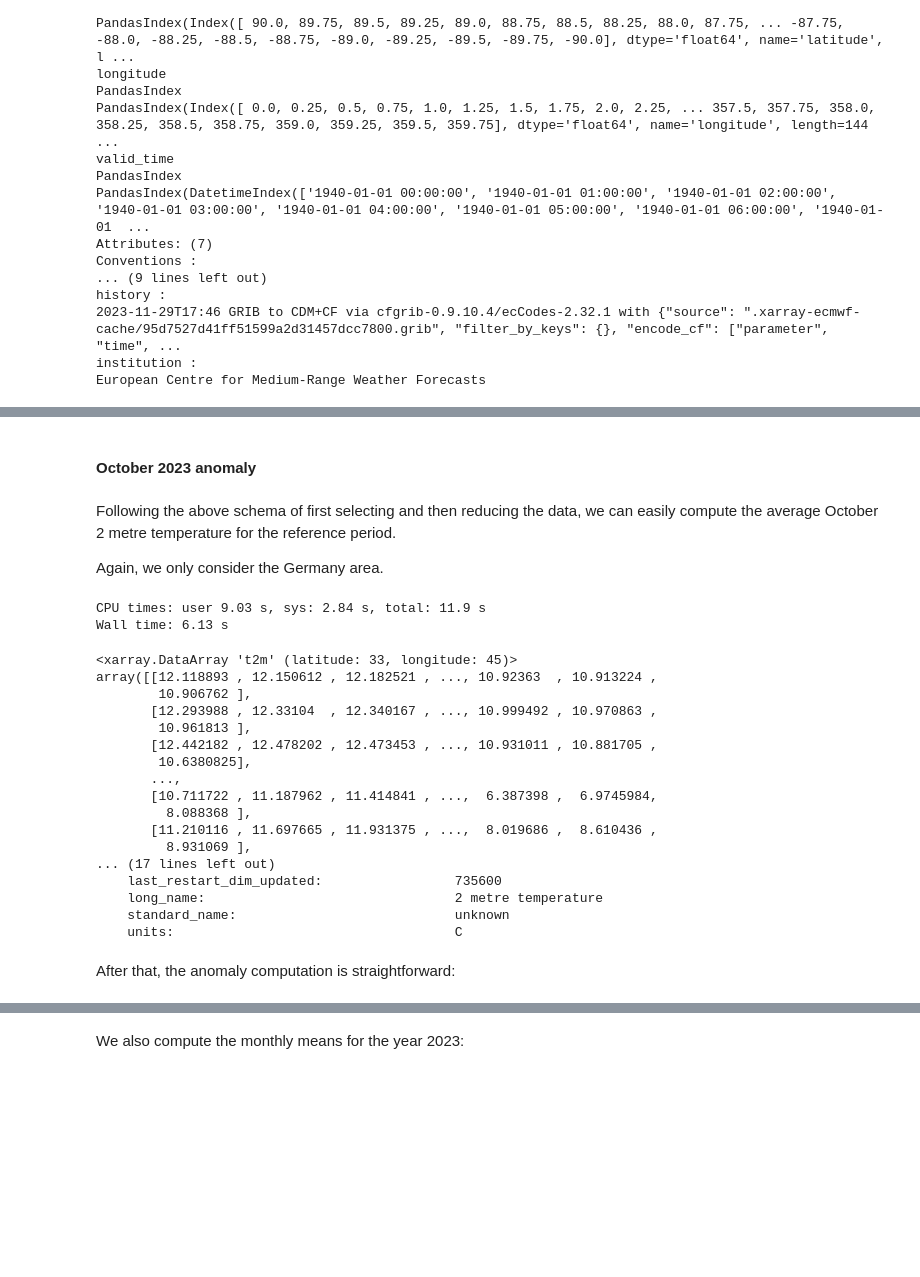
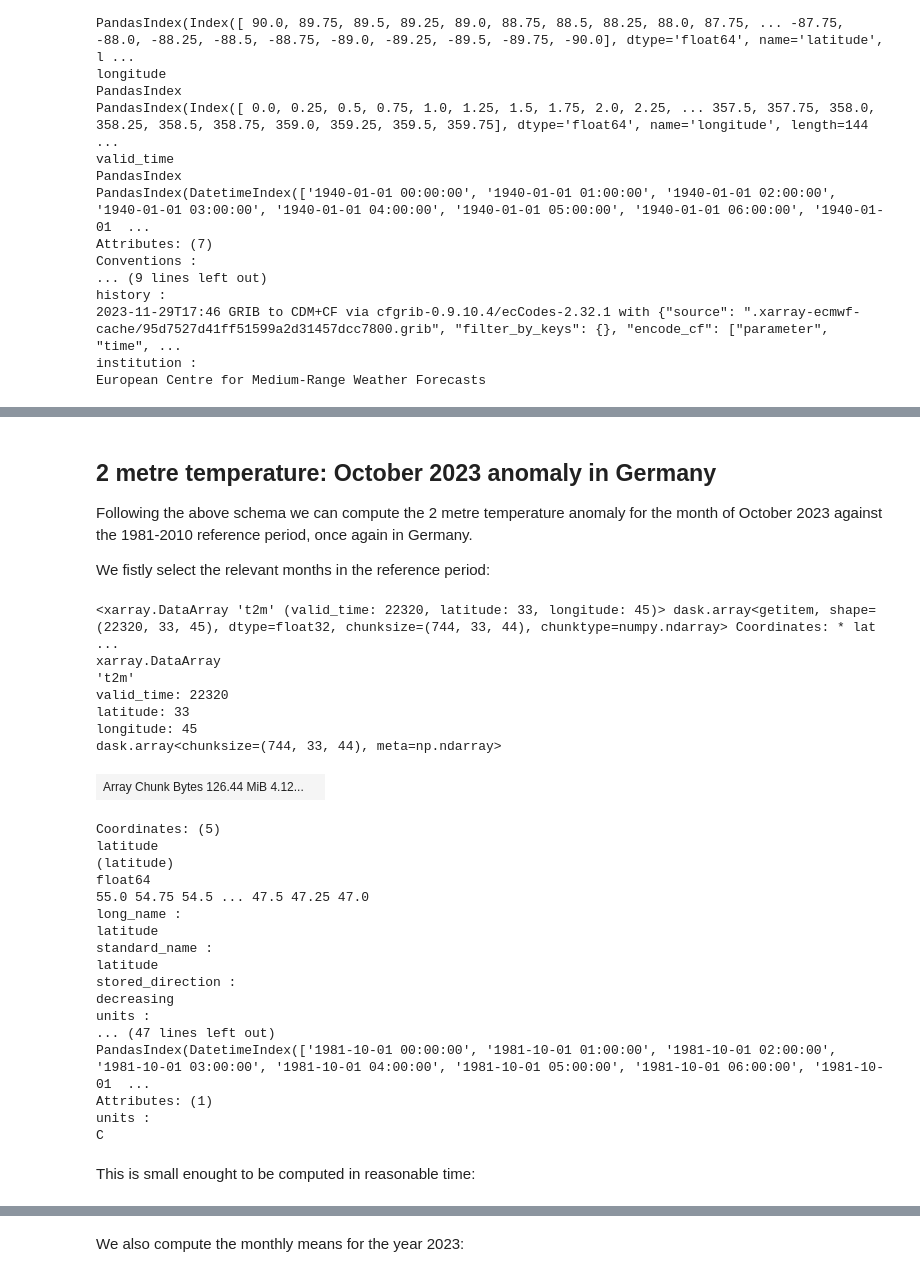
Before and after one commit to bopen/earthdatahub-notebooks, a Jupyter notebook: use-cases/tutorial-era5-reanalysis-era5-single-levels.ipynb, the cells around one changed output, grey strips where cells are left out. Drawn from its saved outputs; the diff is of its cells as text; code cells hidden in the pictures; blank space fills up the shorter version.

```diff
--- a/use-cases/tutorial-era5-reanalysis-era5-single-levels.ipynb
+++ b/use-cases/tutorial-era5-reanalysis-era5-single-levels.ipynb
@@ -279,33 +272,37 @@ display.map(t2m_area_month_mean, vmax=None, cmap="YlOrRd", title="Mean Surface T
 # %% [markdown]
-#### October 2023 anomaly
+## 2 metre temperature: October 2023 anomaly in Germany
+
+Following the above schema we can compute the 2 metre temperature anomaly for the month of October 2023 against the 1981-2010 reference period, once again in Germany.
+
+We fistly select the relevant months in the reference period:
-# %% [markdown]
-Following the above schema of first selecting and then reducing the data, we can easily compute the average October 2 metre temperature for the reference period.
-
-Again, we only consider the Germany area.
 # %%
-%%time
-
-t2m_area_month_mean_ref = t2m_area.sel(valid_time=t2m_area["valid_time.month"] == 10).sel(valid_time=slice("1981", "2010")).mean(dim="valid_time").compute()
-t2m_area_month_mean_ref
+t2m_germany_area_octobers_1981_2010 = t2m_germany_area.sel(valid_time=t2m_germany_area["valid_time.month"] == 10).sel(valid_time=slice("1981", "2010"))
+t2m_germany_area_octobers_1981_2010
 # %% [output]
-CPU times: user 9.03 s, sys: 2.84 s, total: 11.9 s
-Wall time: 6.13 s
+<xarray.DataArray 't2m' (valid_time: 22320, latitude: 33, longitude: 45)> dask.array<getitem, shape=(22320, 33, 45), dtype=float32, chunksize=(744, 33, 44), chunktype=numpy.ndarray> Coordinates: * lat ...
+xarray.DataArray
+'t2m'
+valid_time: 22320
+latitude: 33
+longitude: 45
+dask.array<chunksize=(744, 33, 44), meta=np.ndarray>
+| Array Chunk Bytes 126.44 MiB 4.12... |  |
-<xarray.DataArray 't2m' (latitude: 33, longitude: 45)>
-array([[12.118893 , 12.150612 , 12.182521 , ..., 10.92363  , 10.913224 ,
-        10.906762 ],
-       [12.293988 , 12.33104  , 12.340167 , ..., 10.999492 , 10.970863 ,
-        10.961813 ],
-       [12.442182 , 12.478202 , 12.473453 , ..., 10.931011 , 10.881705 ,
-        10.6380825],
-       ...,
-       [10.711722 , 11.187962 , 11.414841 , ...,  6.387398 ,  6.9745984,
-         8.088368 ],
-       [11.210116 , 11.697665 , 11.931375 , ...,  8.019686 ,  8.610436 ,
-         8.931069 ],
-... (17 lines left out)
-    last_restart_dim_updated:                 735600
-    long_name:                                2 metre temperature
-    standard_name:                            unknown
-    units:                                    C
+Coordinates: (5)
+latitude
+(latitude)
+float64
+55.0 54.75 54.5 ... 47.5 47.25 47.0
+long_name :
+latitude
+standard_name :
+latitude
+stored_direction :
+decreasing
+units :
+... (47 lines left out)
+PandasIndex(DatetimeIndex(['1981-10-01 00:00:00', '1981-10-01 01:00:00', '1981-10-01 02:00:00', '1981-10-01 03:00:00', '1981-10-01 04:00:00', '1981-10-01 05:00:00', '1981-10-01 06:00:00', '1981-10-01  ...
+Attributes: (1)
+units :
+C
-# %% [markdown]
-After that, the anomaly computation is straightforward:
+# %% [markdown]
+This is small enought to be computed in reasonable time:
```
Also changed, not shown: parts of 38 cells of this notebook.
